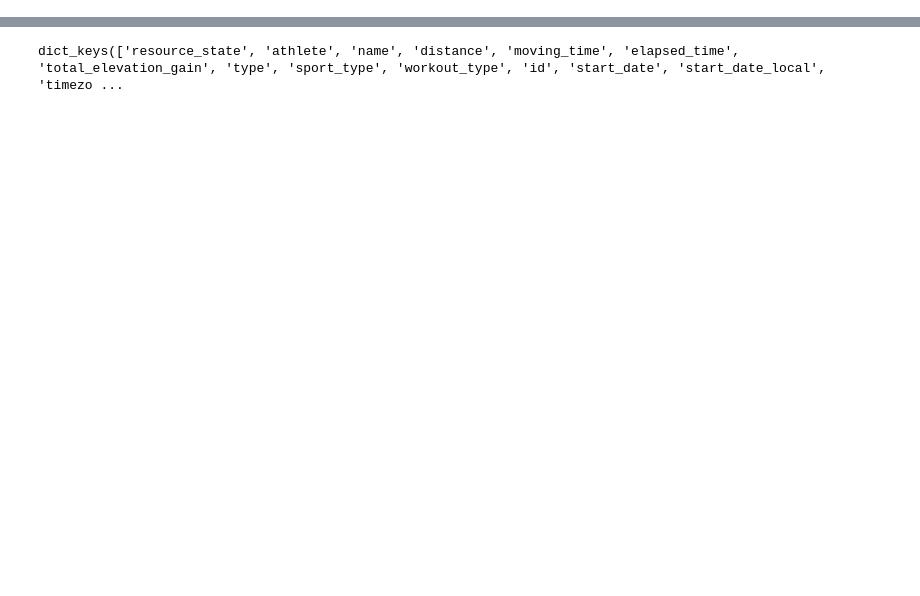
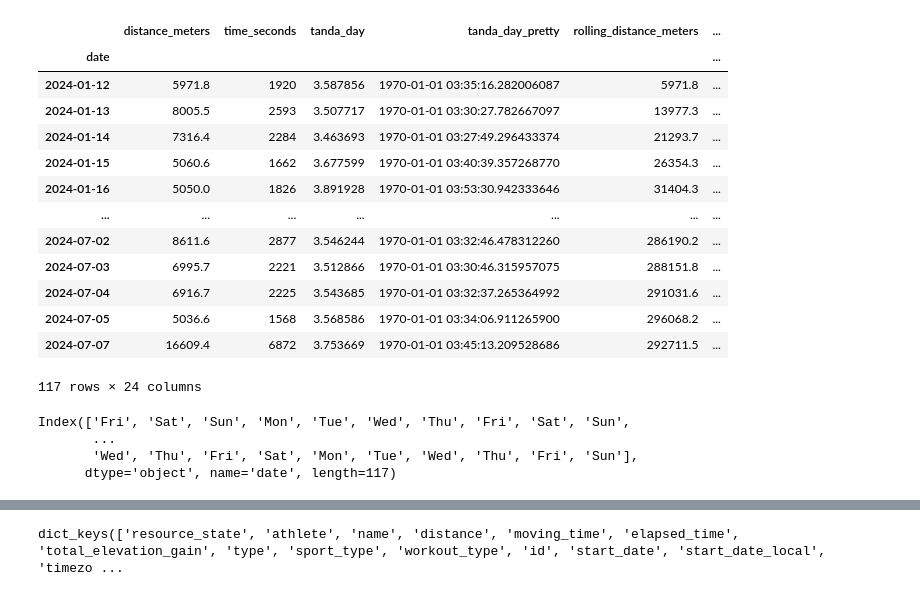
Before and after one commit to duarteocarmo/tandarunner, a Jupyter notebook: notebooks/strava-data.ipynb, the cells around one changed output, grey strips where cells are left out. Saved outputs shown, nothing was run; the diff lists cells and outputs as text; code cells hidden in the pictures; blank space fills up the shorter version.

```diff
--- a/notebooks/strava-data.ipynb
+++ b/notebooks/strava-data.ipynb
@@ -513,0 +524,25 @@ current_form = (
+# %%
+daily_df["week_number"] = daily_df.index.isocalendar().week
+daily_df["day_of_the_week_num"] = daily_df.index.dayofweek
+all_dates = pandas.date_range(
+    start=daily_df.index.min(), end=daily_df.index.max(), freq="D"
+)
+
+heatmap_data = daily_df[
+    [
+        "week_number",
+        "day_of_the_week_num",
+        "distance_km",
+    ]
+].sort_values(["week_number", "day_of_the_week_num"])
+
+heatmap_data = heatmap_data.reindex(all_dates, fill_value=0).reset_index()
+
+
+alt.Chart(heatmap_data).mark_rect(cornerRadius=4).encode(
+    x=alt.X("week_number:O", axis=alt.Axis(title=None)),
+    y=alt.Y("day_of_the_week_num:O", axis=alt.Axis(title=None)),
+    color=alt.Color("distance_km:Q", scale=alt.Scale(scheme="greens"), legend=None),
+).configure_scale(bandPaddingInner=0.2).properties(
+    title="Weekly Distance Heatmap"
+).interactive().show()
@@ -514,3 +583,27 @@ current_form = (
+# %%
+daily_df
+# %% [output]
+|  | distance_meters | time_seconds | tanda_day | tanda_day_pretty | rolling_distance_meters | ... |
+| date |  |  |  |  |  | ... |
+| 2024-01-12 | 5971.8 | 1920 | 3.587856 | 1970-01-01 03:35:16.282006087 | 5971.8 | ... |
+| 2024-01-13 | 8005.5 | 2593 | 3.507717 | 1970-01-01 03:30:27.782667097 | 13977.3 | ... |
+| 2024-01-14 | 7316.4 | 2284 | 3.463693 | 1970-01-01 03:27:49.296433374 | 21293.7 | ... |
+| 2024-01-15 | 5060.6 | 1662 | 3.677599 | 1970-01-01 03:40:39.357268770 | 26354.3 | ... |
+| 2024-01-16 | 5050.0 | 1826 | 3.891928 | 1970-01-01 03:53:30.942333646 | 31404.3 | ... |
+| ... | ... | ... | ... | ... | ... | ... |
+| 2024-07-02 | 8611.6 | 2877 | 3.546244 | 1970-01-01 03:32:46.478312260 | 286190.2 | ... |
+| 2024-07-03 | 6995.7 | 2221 | 3.512866 | 1970-01-01 03:30:46.315957075 | 288151.8 | ... |
+| 2024-07-04 | 6916.7 | 2225 | 3.543685 | 1970-01-01 03:32:37.265364992 | 291031.6 | ... |
+| 2024-07-05 | 5036.6 | 1568 | 3.568586 | 1970-01-01 03:34:06.911265900 | 296068.2 | ... |
+| 2024-07-07 | 16609.4 | 6872 | 3.753669 | 1970-01-01 03:45:13.209528686 | 292711.5 | ... |
+117 rows × 24 columns
+# %%
+daily_df["day_of_week"] = daily_df.index.strftime("%a")
+# %% [output]
+Index(['Fri', 'Sat', 'Sun', 'Mon', 'Tue', 'Wed', 'Thu', 'Fri', 'Sat', 'Sun',
+       ...
+       'Wed', 'Thu', 'Fri', 'Sat', 'Mon', 'Tue', 'Wed', 'Thu', 'Fri', 'Sun'],
+      dtype='object', name='date', length=117)
 # %%
 df
 # %% [output]
```
Also changed, not shown: parts of 9 cells of this notebook, 8 other files.
